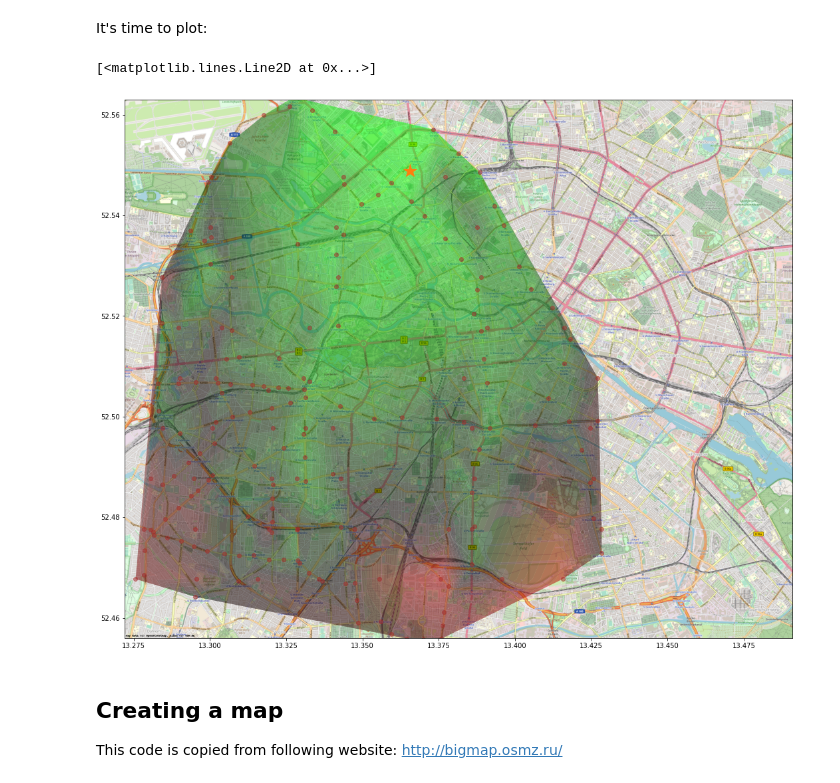
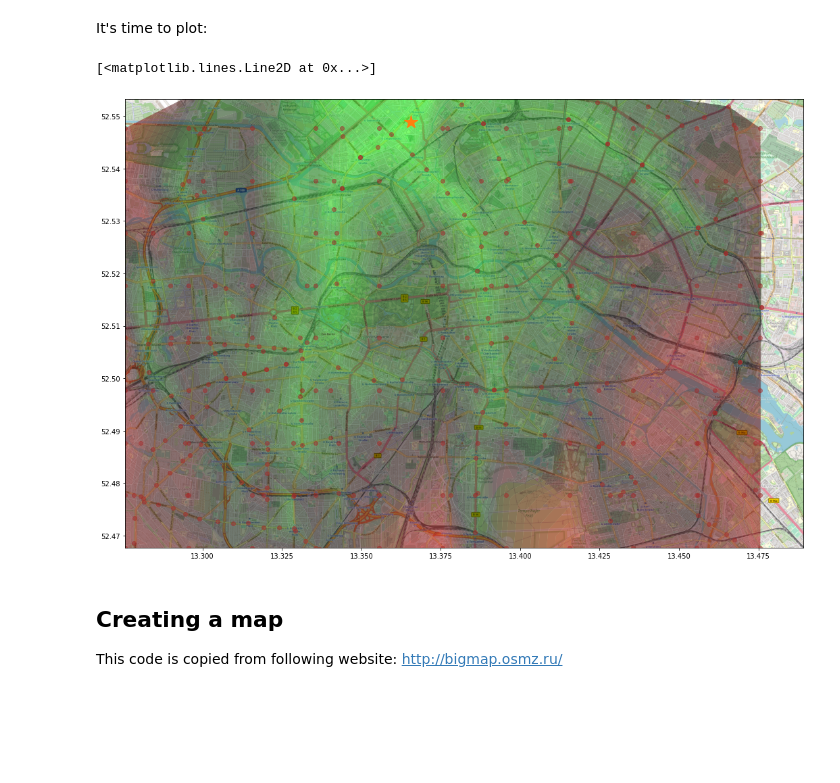
Before and after one commit to EricKolibacz/Oeffikator, a Jupyter notebook: Oeffikator.ipynb, the cells around one changed output. Saved outputs shown, nothing was run; the diff lists cells and outputs as text; code cells hidden in the pictures; blank space fills up the shorter version.

```diff
--- a/Oeffikator.ipynb
+++ b/Oeffikator.ipynb
@@ -91,7 +91,7 @@ class TimeTransformer(BaseEstimator, TransformerMixin):
         X["Time"] = X["Time"].dt.total_seconds()/60
         X = X.dropna()
         X = X[X["Time"] > 0] # drop all items where time is negative
-        X = X.drop_duplicates(["X", "Y"])
+        #X = X.drop_duplicates(["X", "Y"])
         return X
 # %% [markdown]
 ## Get your authentification key
@@ -228,31 +218,33 @@ time_transformer = TimeTransformer()
 dfn = time_transformer.transform(df)
 # %% [markdown]
 It's time to plot:
+# %%
+dfn = dfn.drop_duplicates()
 # %%
 #get the start location coordinates from the file name
 start_location = tuple([int(coordinate)*10E-7 for coordinate in file_name_plottting[:-4].split("_")])
 # get the bounding box from the location
 bounding_box_locations = (min(dfn["X"]), max(dfn["X"]), min(dfn["Y"]), max(dfn["Y"]))
 # sets hard coded for the map "map_berlin_A.png"
 bounding_box_map = (13.272, 13.491, 52.456, 52.563)
 map = plt.imread('maps/map_berlin_A.png')
 # define the amount of color levels should be there
 levels = np.linspace(np.min(dfn["Time"]), 60, 32)
 
 fig, ax = plt.subplots(figsize = (18,18))
-ax.set_xlim(bounding_box_map[0],bounding_box_map[1])
-ax.set_ylim(bounding_box_map[2],bounding_box_map[3])
+ax.set_xlim(bounding_box[0],bounding_box[1])
+ax.set_ylim(bounding_box[2],bounding_box[3])
 ax.tricontourf(dfn["X"], dfn["Y"], dfn["Time"], levels=levels, alpha= 0.5, cmap = CMAP, antialiased=True)
 #Displaying destination locations
 ax.scatter(dfn["X"], dfn["Y"], alpha=0.5, color = "brown")
 
 # "aspect=1.65" as a magic number
 ax.imshow(map, extent = bounding_box_map, aspect = 1.65)
 # plot the starting position
 ax.plot(start_location[0], start_location[1], marker="*", markersize=20, color="tab:orange")
 # %% [output]
 [<matplotlib.lines.Line2D at 0x...>]
-[figure, old version]
+[figure, new version]
 # %%
 plt.savefig("results/images/map_berlin_sWedding.png")
 # %% [markdown]
```
Also changed, not shown: parts of 3 cells of this notebook.
